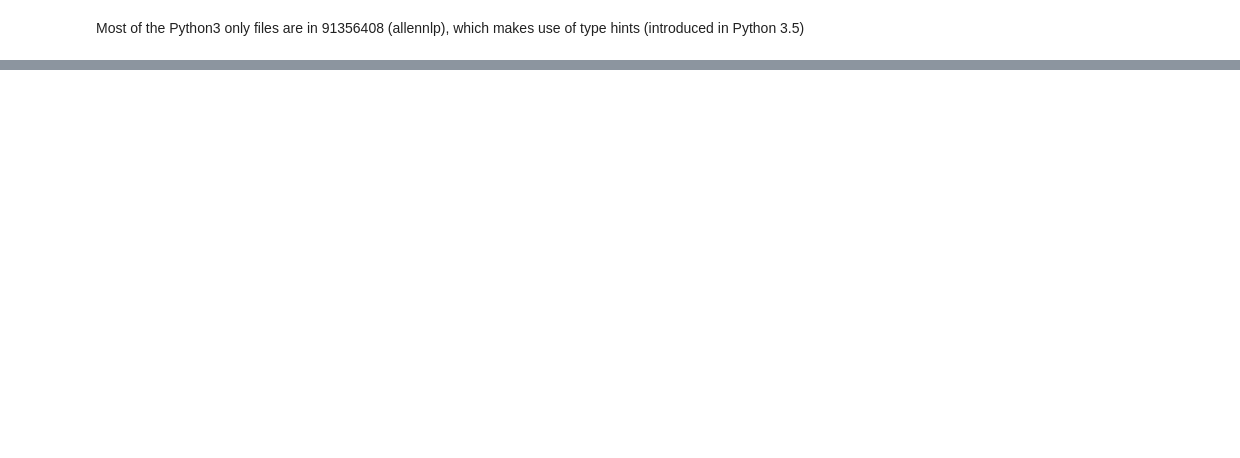
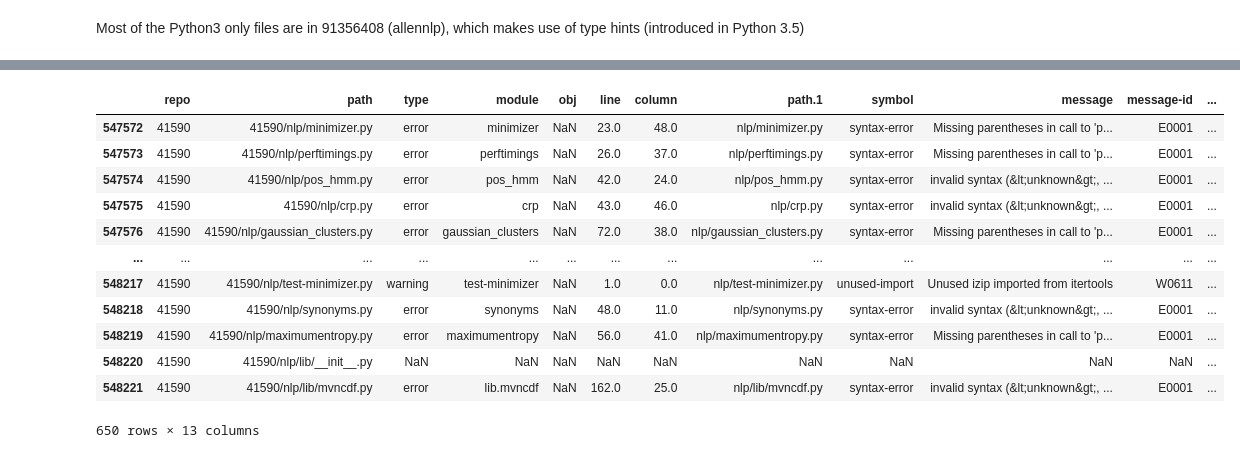
Before and after one commit to a2i2/mining-data-science-repositories, a Jupyter notebook: notebooks/analyse_py_ver.ipynb, the cells around one changed output, grey strips where cells are left out. Saved outputs shown, nothing was run; the diff lists cells and outputs as text; code cells hidden in the pictures; blank space fills up the shorter version.

```diff
--- a/notebooks/analyse_py_ver.ipynb
+++ b/notebooks/analyse_py_ver.ipynb
@@ -7,5 +28,5 @@ from os.path import join
 # %%
-DATA_DIR = "../exp_results/output/"
+DATA_DIR = "../output/"
 # %%
 ver_df = pd.read_csv(join(DATA_DIR, "results_version.csv"))
 # %%
@@ -400,0 +368,2 @@ Most of the Python3 only files are in 91356408 (allennlp), which makes use of ty
+# %%
+lint_df3 = pd.read_csv(join(DATA_DIR, "results_pylint_python3.csv"))
@@ -400,0 +416,18 @@ Most of the Python3 only files are in 91356408 (allennlp), which makes use of ty
+# %%
+pd.reset_option("display.max_rows")
+# %%
+lint_df3[lint_df3["repo"] == 41590]
+# %% [output]
+|  | repo | path | type | module | obj | line | column | path.1 | symbol | message | message-id | ... |
+| 547572 | 41590 | 41590/nlp/minimizer.py | error | minimizer | NaN | 23.0 | 48.0 | nlp/minimizer.py | syntax-error | Missing parentheses in call to 'p... | E0001 | ... |
+| 547573 | 41590 | 41590/nlp/perftimings.py | error | perftimings | NaN | 26.0 | 37.0 | nlp/perftimings.py | syntax-error | Missing parentheses in call to 'p... | E0001 | ... |
+| 547574 | 41590 | 41590/nlp/pos_hmm.py | error | pos_hmm | NaN | 42.0 | 24.0 | nlp/pos_hmm.py | syntax-error | invalid syntax (&lt;unknown&gt;, ... | E0001 | ... |
+| 547575 | 41590 | 41590/nlp/crp.py | error | crp | NaN | 43.0 | 46.0 | nlp/crp.py | syntax-error | invalid syntax (&lt;unknown&gt;, ... | E0001 | ... |
+| 547576 | 41590 | 41590/nlp/gaussian_clusters.py | error | gaussian_clusters | NaN | 72.0 | 38.0 | nlp/gaussian_clusters.py | syntax-error | Missing parentheses in call to 'p... | E0001 | ... |
+| ... | ... | ... | ... | ... | ... | ... | ... | ... | ... | ... | ... | ... |
+| 548217 | 41590 | 41590/nlp/test-minimizer.py | warning | test-minimizer | NaN | 1.0 | 0.0 | nlp/test-minimizer.py | unused-import | Unused izip imported from itertools | W0611 | ... |
+| 548218 | 41590 | 41590/nlp/synonyms.py | error | synonyms | NaN | 48.0 | 11.0 | nlp/synonyms.py | syntax-error | invalid syntax (&lt;unknown&gt;, ... | E0001 | ... |
+| 548219 | 41590 | 41590/nlp/maximumentropy.py | error | maximumentropy | NaN | 56.0 | 41.0 | nlp/maximumentropy.py | syntax-error | Missing parentheses in call to 'p... | E0001 | ... |
+| 548220 | 41590 | 41590/nlp/lib/__init__.py | NaN | NaN | NaN | NaN | NaN | NaN | NaN | NaN | NaN | ... |
+| 548221 | 41590 | 41590/nlp/lib/mvncdf.py | error | lib.mvncdf | NaN | 162.0 | 25.0 | nlp/lib/mvncdf.py | syntax-error | invalid syntax (&lt;unknown&gt;, ... | E0001 | ... |
+650 rows × 13 columns
```
Also changed, not shown: parts of 42 cells of this notebook, 2 other files.
